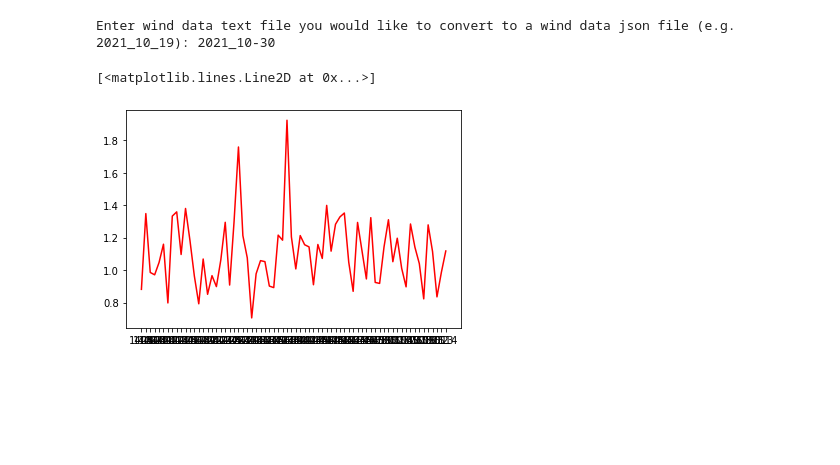
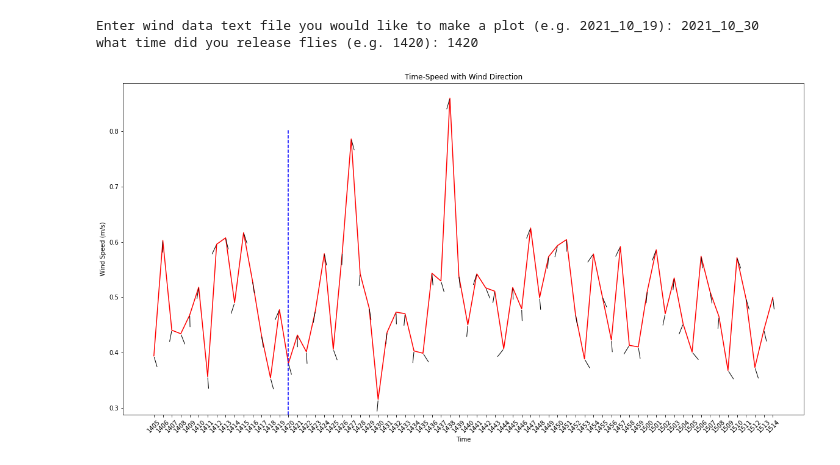
Before and after one commit to symmetricK/fly_research_project, a Jupyter notebook: Untitled.ipynb, the cells around one changed output. Saved outputs shown, nothing was run; the diff lists cells and outputs as text; code cells hidden in the pictures; blank space fills up the shorter version.

```diff
--- a/Untitled.ipynb
+++ b/Untitled.ipynb
@@ -1,61 +1,99 @@
 # %%
-import json
+## import json
 import matplotlib.pyplot as plt
 import numpy as np
 import pdb
-import os
-import glob
-import sys
 import pandas as pd
 import time
 import datetime
 
-wind_data=input("Enter wind data text file you would like to convert to a wind data json file (e.g. 2021_10_19): ")
+wind_data=input("Enter wind data text file you would like to make a plot (e.g. 2021_10_19): ")
+release=input("what time did you release flies (e.g. 1420): ")
 
-directory="/home/flyranch/field_data_and_analysis_scripts/2021lab/wind_data_files/wind_2021_10_30.txt"
+directory="/home/flyranch/field_data_and_analysis_scripts/2021lab/wind_data_files/wind_"+wind_data+".txt"
 wind_df=pd.read_csv(directory,delimiter=' ',header=None)
 wind_df.columns=("time","direction","wind_speed")
 
 time_list=[]
 
 for i in wind_df.iloc[:,0]:
     time=datetime.datetime.fromtimestamp(i)
     str_h=str(time.hour)
     str_m=str(time.minute)
     str_s=str(time.second)
     if len(str_h)==1:
         str_h='0'+str_h
     if len(str_m)==1:
         str_m='0'+str_m
     if len(str_s)==1:
         str_s='0'+str_s
 #    str_time=str_h+str_m+str_s # include seconds
     str_time=str_h+str_m
     time_list.append(str_time)
 
 wind_df.iloc[:,0]=time_list
 
+rad_d_list=[]
+mean_angle_list=[]
+
+for i in range(len(wind_df)):
+    math_d=270-wind_df['direction'][i] # need to convert from weather direction to math angle
+    if math_d<0:
+        math_d=math_d+360
+    rad=np.deg2rad(math_d) # convert to degree to radian
+    if i==0:
+        rad_d_list.append(rad)
+    if (i!=0) and (wind_df['time'][i]==wind_df['time'][i-1]):
+        if i==(len(wind_df)-1):
+            rad_d_list.append(rad)
+            mean_angle=np.arctan2(np.nanmean(np.sin(rad_d_list)),np.nanmean(np.cos(rad_d_list)))
+            mean_angle_list.append(mean_angle)
+        else:
+            rad_d_list.append(rad)
+    if (i!=0) and (wind_df['time'][i]!=wind_df['time'][i-1]):
+        if i==(len(wind_df)-1):
+            rad_d_list.append(rad)
+            mean_angle=np.arctan2(np.nanmean(np.sin(rad_d_list)),np.nanmean(np.cos(rad_d_list)))
+            mean_angle_list.append(mean_angle)
+        else:
+            mean_angle=np.arctan2(np.nanmean(np.sin(rad_d_list)),np.nanmean(np.cos(rad_d_list)))
+            mean_angle_list.append(mean_angle)
+            rad_d_list=[]
+            rad_d_list.append(rad)
 
 new_wind_df=wind_df.groupby(['time'], as_index=False).mean()
-#new_wind_df=wind_df.groupby(['time']).mean()
-#test_json=new_wind_df.to_json
-
-
-#pdb.set_trace()
+new_wind_df['direction']=mean_angle_list
 
 new_t_list=new_wind_df['time']
-new_w_list=new_wind_df['wind_speed']
+new_s_list=new_wind_df['wind_speed']*0.44704 # convert mph to m/s
 new_d_list=new_wind_df['direction']
+new_n_list=list(np.arange(1,len(new_t_list)+1))
 
-#pdb.set_trace()
-
-wind_dict={"t":new_t_list,"d":new_d_list,"w":new_w_list}
-
-fig=plt.figure()
+fig=plt.figure(figsize=(20,10))
 ax=plt.axes()
 
-plt.plot(new_t_list, new_w_list, '-',markersize=6,color="r")
+plt.plot(new_n_list, new_s_list, '-',markersize=6,color="r")
+plt.title('Time-Speed with Wind Direction')
+plt.xlabel('Time')
+plt.ylabel('Wind Speed (m/s)')
+ax.set_xticks(new_n_list)
+ax.set_xticklabels(new_t_list,rotation=45)
+x_min=np.min(new_n_list)
+x_max=np.max(new_n_list)
+y_min=np.min(new_s_list)
+y_max=np.max(new_s_list)
+
+ratio=(x_max-x_min)/(y_max-y_min) # to adjust arrow length
+
+for i in range(len(new_n_list)):
+    dx=(np.cos(new_d_list[i]))
+    dy=(np.sin(new_d_list[i]))
+    ax.annotate("",xy=(new_n_list[i],new_s_list[i]),
+               xytext=(new_n_list[i]+dx,
+                       new_s_list[i]+3*(dy/ratio)),arrowprops=dict(arrowstyle='-'))
+    if new_t_list[i]==release:
+        ax.axvline(x=i+1,ymax=y_max,ls='--',color='b')
 # %% [output]
-Enter wind data text file you would like to convert to a wind data json file (e.g. 2021_10_19): 2021_10-30
+Enter wind data text file you would like to make a plot (e.g. 2021_10_19): 2021_10_30
+what time did you release flies (e.g. 1420): 1420
-[<matplotlib.lines.Line2D at 0x...>]
-[figure, old version]
+[figure, new version]
```
Also changed, not shown: parts of 12 cells of this notebook, 2 other files.
